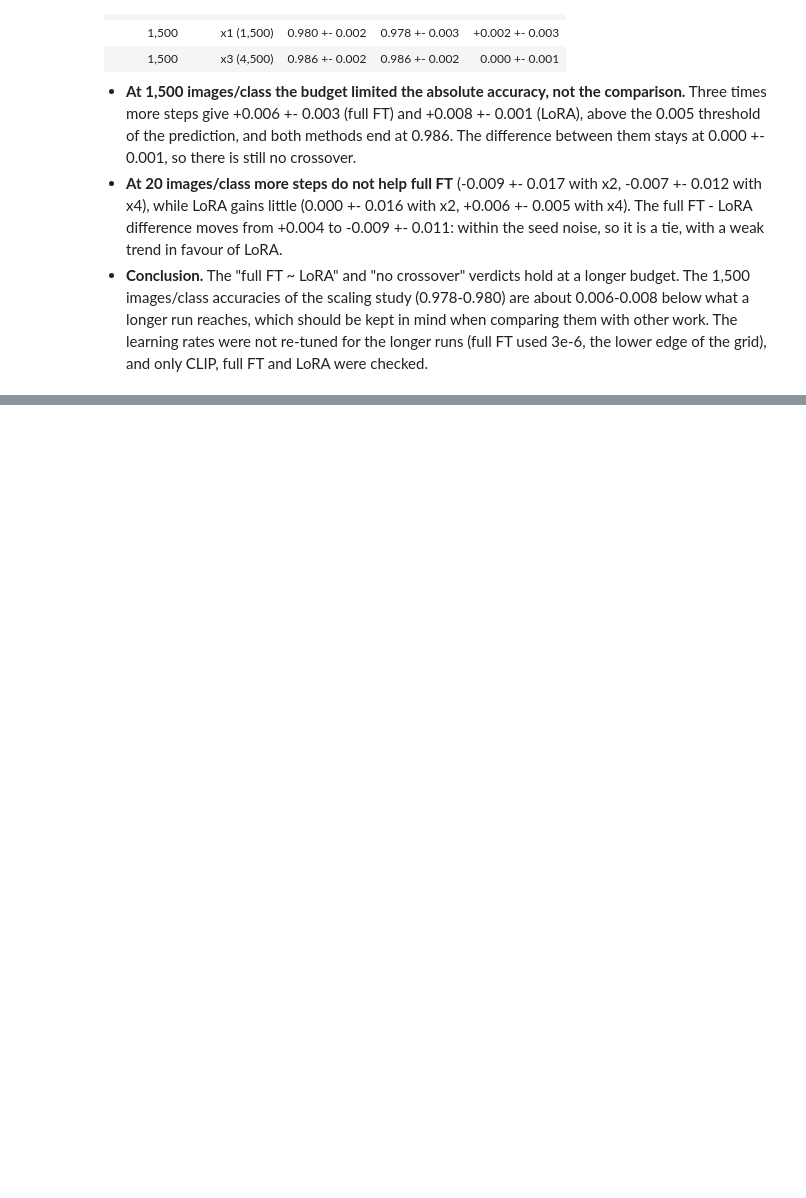
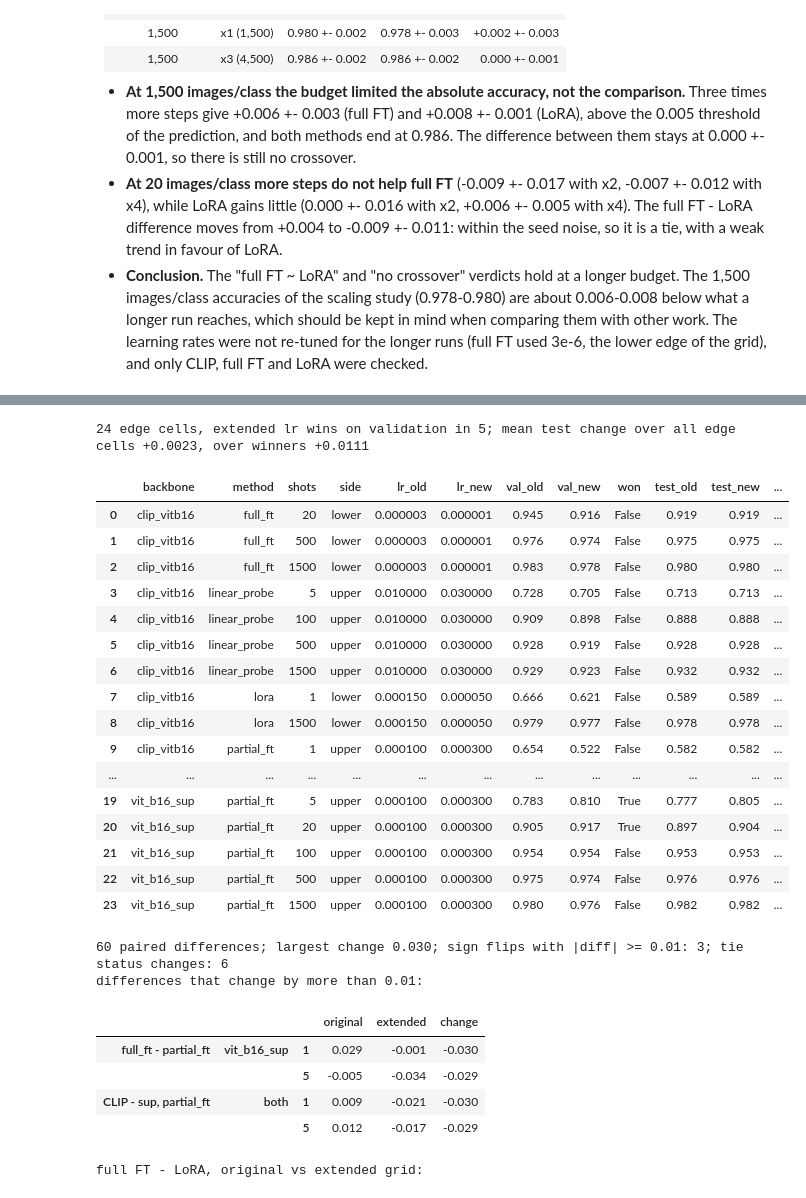
Before and after one commit to capialbino/ml4cv-low-data-finetuning, a Jupyter notebook: low_data_finetuning.ipynb, the cells around one changed output, grey strips where cells are left out. Saved outputs shown, nothing was run; the diff lists cells and outputs as text; code cells hidden in the pictures; blank space fills up the shorter version.

```diff
--- a/low_data_finetuning.ipynb
+++ b/low_data_finetuning.ipynb
@@ -1151,0 +1263,73 @@ EuroSAT, CLIP ViT-B/16, same learning rates as the scaling study, mean +- std ov
+# %%
+# Check 2 analysis: edge cells before/after the extension, and the headline differences recomputed with the extended-grid selection.
+rows = []
+for bb_ in SCALE_BACKBONES:
+    for method_, shots_, lr0_, val0_, new_ in edge_cells(bb_):
+        e_all = ext_find(bb_, method_, shots_, new_, 0)  # seed 0 of the extended lr
+        won = bool(e_all.val_acc.iloc[0] > val0_)
+        old = FIN[bb_][(FIN[bb_].method == method_) & (FIN[bb_].shots == shots_)].test_acc
+        # test accuracy over seeds 0-2 of the extended lr (only available if it won on validation); otherwise the original choice stays
+        new = pd.concat([ext_find(bb_, method_, shots_, new_, s) for s in SEEDS]).test_acc if won else old
+        rows.append(dict(backbone=bb_, method=method_, shots=shots_, side='upper' if new_ > lr0_ else 'lower', lr_old=lr0_, lr_new=new_,
+                         val_old=val0_, val_new=e_all.val_acc.iloc[0], won=won, test_old=old.mean(), test_new=new.mean()))
+edge_tab = pd.DataFrame(rows).assign(delta=lambda d: d.test_new - d.test_old)
+print(f'{len(edge_tab)} edge cells, extended lr wins on validation in {int(edge_tab.won.sum())}; mean test change over all edge cells {edge_tab.delta.mean():+.4f}, over winners {edge_tab[edge_tab.won].delta.mean():+.4f}')
+display(edge_tab.round({'val_old': 3, 'val_new': 3, 'test_old': 3, 'test_new': 3, 'delta': 3}))
+
+def seed_acc(bb, use_ext):
+    # test accuracy by seed of every (method, shots) cell at the selected lr; with use_ext the winning extended lrs replace the original ones
+    acc = {(m, k): g.set_index('seed').test_acc for (m, k), g in FIN[bb].groupby(['method', 'shots'])}
+    if use_ext:
+        ext = ext_rows(bb)
+        for r in edge_tab[(edge_tab.backbone == bb) & edge_tab.won].itertuples():
+            e = ext[(ext.method == r.method) & (ext.shots == r.shots) & np.isclose(ext.lr.astype(float), r.lr_new)]
+            acc[(r.method, r.shots)] = e.set_index('seed').test_acc
+    return acc
+
+def headline(use_ext):
+    A = {bb: seed_acc(bb, use_ext) for bb in SCALE_BACKBONES}
+    out = {}
+    for bb in SCALE_BACKBONES:
+        for k in SCALE_SHOTS:
+            for m in ('linear_probe', 'partial_ft', 'lora'):
+                out[(f'full_ft - {m}', bb, k)] = (A[bb][('full_ft', k)] - A[bb][(m, k)]).mean()
+    for m in METH:
+        for k in SCALE_SHOTS:
+            out[(f'CLIP - sup, {m}', 'both', k)] = (A['clip_vitb16'][(m, k)] - A['vit_b16_sup'][(m, k)]).mean()
+    return pd.Series(out)
+
+cmp_ext = pd.DataFrame({'original': headline(False), 'extended': headline(True)}).assign(change=lambda d: d.extended - d.original)
+flip = cmp_ext[(np.sign(cmp_ext.original) != np.sign(cmp_ext.extended)) & ((cmp_ext.original.abs() >= 0.01) | (cmp_ext.extended.abs() >= 0.01))]
+tie_change = cmp_ext[(cmp_ext.original.abs() < 0.01) != (cmp_ext.extended.abs() < 0.01)]
+print(f'{len(cmp_ext)} paired differences; largest change {cmp_ext.change.abs().max():.3f}; sign flips with |diff| >= 0.01: {len(flip)}; tie status changes: {len(tie_change)}')
+print('differences that change by more than 0.01:')
+display(cmp_ext[cmp_ext.change.abs() > 0.01].round(3))
+print('full FT - LoRA, original vs extended grid:')
+display(cmp_ext.loc['full_ft - lora'].round(3))
+# %% [output]
+24 edge cells, extended lr wins on validation in 5; mean test change over all edge cells +0.0023, over winners +0.0111
+|  | backbone | method | shots | side | lr_old | lr_new | val_old | val_new | won | test_old | test_new | ... |
+| 0 | clip_vitb16 | full_ft | 20 | lower | 0.000003 | 0.000001 | 0.945 | 0.916 | False | 0.919 | 0.919 | ... |
+| 1 | clip_vitb16 | full_ft | 500 | lower | 0.000003 | 0.000001 | 0.976 | 0.974 | False | 0.975 | 0.975 | ... |
+| 2 | clip_vitb16 | full_ft | 1500 | lower | 0.000003 | 0.000001 | 0.983 | 0.978 | False | 0.980 | 0.980 | ... |
+| 3 | clip_vitb16 | linear_probe | 5 | upper | 0.010000 | 0.030000 | 0.728 | 0.705 | False | 0.713 | 0.713 | ... |
+| 4 | clip_vitb16 | linear_probe | 100 | upper | 0.010000 | 0.030000 | 0.909 | 0.898 | False | 0.888 | 0.888 | ... |
+| 5 | clip_vitb16 | linear_probe | 500 | upper | 0.010000 | 0.030000 | 0.928 | 0.919 | False | 0.928 | 0.928 | ... |
+| 6 | clip_vitb16 | linear_probe | 1500 | upper | 0.010000 | 0.030000 | 0.929 | 0.923 | False | 0.932 | 0.932 | ... |
+| 7 | clip_vitb16 | lora | 1 | lower | 0.000150 | 0.000050 | 0.666 | 0.621 | False | 0.589 | 0.589 | ... |
+| 8 | clip_vitb16 | lora | 1500 | lower | 0.000150 | 0.000050 | 0.979 | 0.977 | False | 0.978 | 0.978 | ... |
+| 9 | clip_vitb16 | partial_ft | 1 | upper | 0.000100 | 0.000300 | 0.654 | 0.522 | False | 0.582 | 0.582 | ... |
+| ... | ... | ... | ... | ... | ... | ... | ... | ... | ... | ... | ... | ... |
+| 19 | vit_b16_sup | partial_ft | 5 | upper | 0.000100 | 0.000300 | 0.783 | 0.810 | True | 0.777 | 0.805 | ... |
+| 20 | vit_b16_sup | partial_ft | 20 | upper | 0.000100 | 0.000300 | 0.905 | 0.917 | True | 0.897 | 0.904 | ... |
+| 21 | vit_b16_sup | partial_ft | 100 | upper | 0.000100 | 0.000300 | 0.954 | 0.954 | False | 0.953 | 0.953 | ... |
+| 22 | vit_b16_sup | partial_ft | 500 | upper | 0.000100 | 0.000300 | 0.975 | 0.974 | False | 0.976 | 0.976 | ... |
+| 23 | vit_b16_sup | partial_ft | 1500 | upper | 0.000100 | 0.000300 | 0.980 | 0.976 | False | 0.982 | 0.982 | ... |
+60 paired differences; largest change 0.030; sign flips with |diff| >= 0.01: 3; tie status changes: 6
+differences that change by more than 0.01:
+|  |  |  | original | extended | change |
+| full_ft - partial_ft | vit_b16_sup | 1 | 0.029 | -0.001 | -0.030 |
+|  |  | 5 | -0.005 | -0.034 | -0.029 |
+| CLIP - sup, partial_ft | both | 1 | 0.009 | -0.021 | -0.030 |
+|  |  | 5 | 0.012 | -0.017 | -0.029 |
+full FT - LoRA, original vs extended grid:
```
Also changed, not shown: parts of 23 cells of this notebook, 5 other files.
